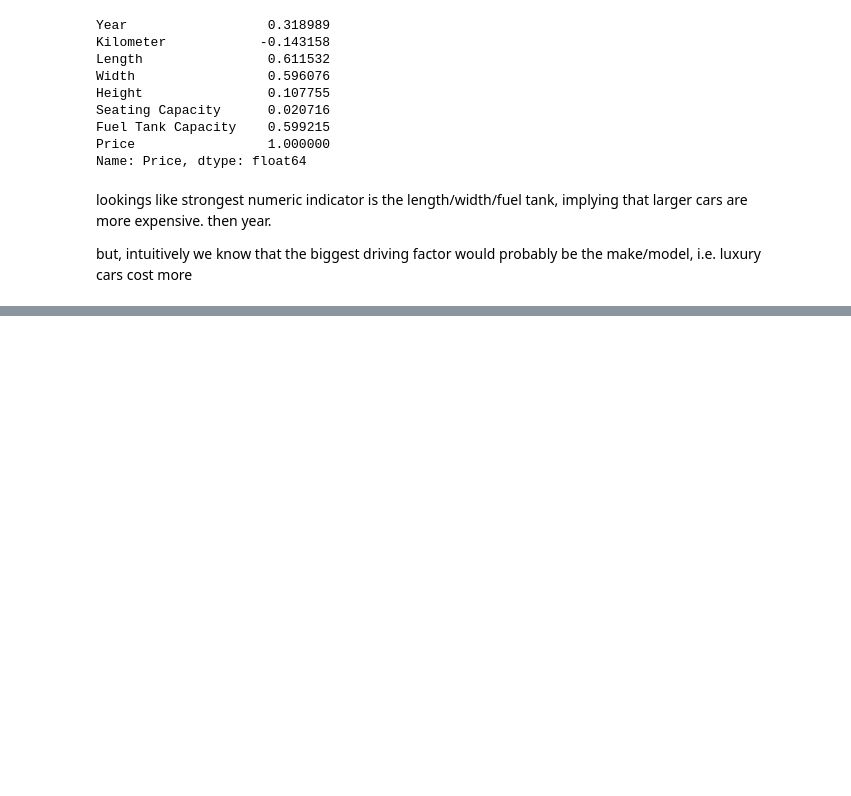
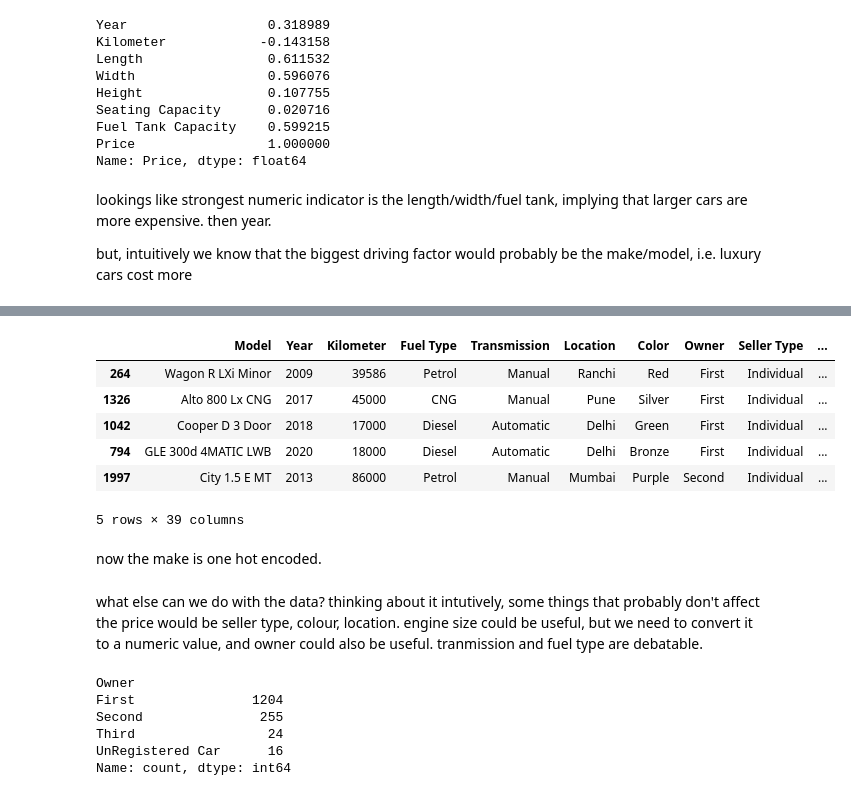
Before and after one commit to zainbabar/vehicle-price-predictor, a Jupyter notebook: vehicle.ipynb, the cells around one changed output, grey strips where cells are left out. Cells and saved outputs as stored; diff of their text form; code cells hidden in the pictures; blank space fills up the shorter version.

```diff
--- a/vehicle.ipynb
+++ b/vehicle.ipynb
@@ -137,2 +133,15 @@ Index(['Porsche', 'MINI', 'Datsun', 'Mitsubishi', 'Chevrolet', 'Rolls-Royce',
 # %%
-pd.get_dummies(train_set, columns=["Make"], drop_first=True)
+train_set = pd.get_dummies(train_set, columns=["Make"], drop_first=True)
+train_set.head()
+# %% [output]
+|  | Model | Year | Kilometer | Fuel Type | Transmission | Location | Color | Owner | Seller Type | ... |
+| 264 | Wagon R LXi Minor | 2009 | 39586 | Petrol | Manual | Ranchi | Red | First | Individual | ... |
+| 1326 | Alto 800 Lx CNG | 2017 | 45000 | CNG | Manual | Pune | Silver | First | Individual | ... |
+| 1042 | Cooper D 3 Door | 2018 | 17000 | Diesel | Automatic | Delhi | Green | First | Individual | ... |
+| 794 | GLE 300d 4MATIC LWB | 2020 | 18000 | Diesel | Automatic | Delhi | Bronze | First | Individual | ... |
+| 1997 | City 1.5 E MT | 2013 | 86000 | Petrol | Manual | Mumbai | Purple | Second | Individual | ... |
+5 rows × 39 columns
+# %% [markdown]
+now the make is one hot encoded.
+# %% [markdown]
+what else can we do with the data? thinking about it intutively, some things that probably don't affect the price would be seller type, colour, location. engine size could be useful, but we need to convert it to a numeric value, and owner could also be useful. tranmission and fuel type are debatable.
@@ -138,0 +151,9 @@ pd.get_dummies(train_set, columns=["Make"], drop_first=True)
+# %%
+train_set["Owner"].value_counts()
+# %% [output]
+Owner
+First               1204
+Second               255
+Third                 24
+UnRegistered Car      16
+Name: count, dtype: int64
```
Also changed, not shown: parts of 6 cells of this notebook.
